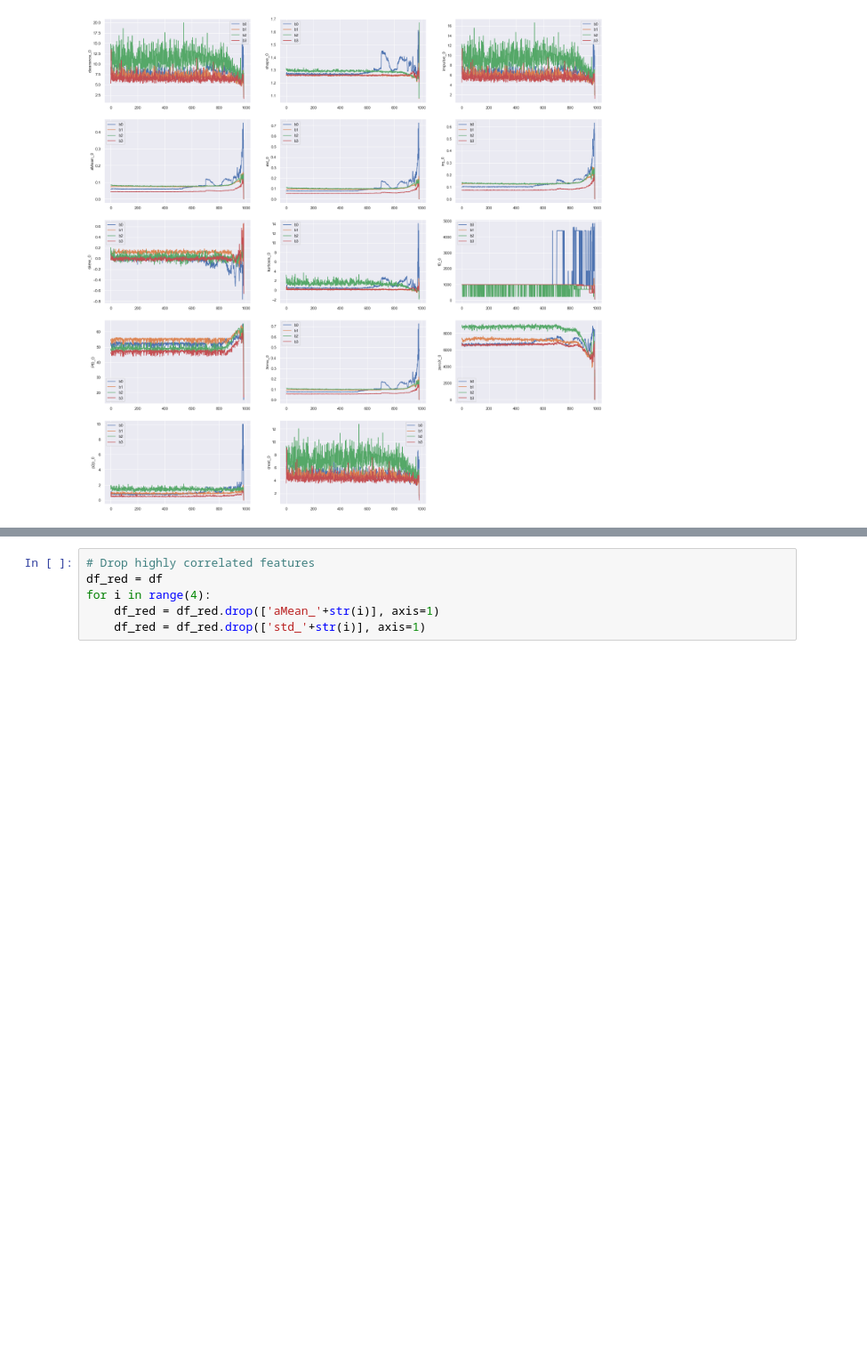
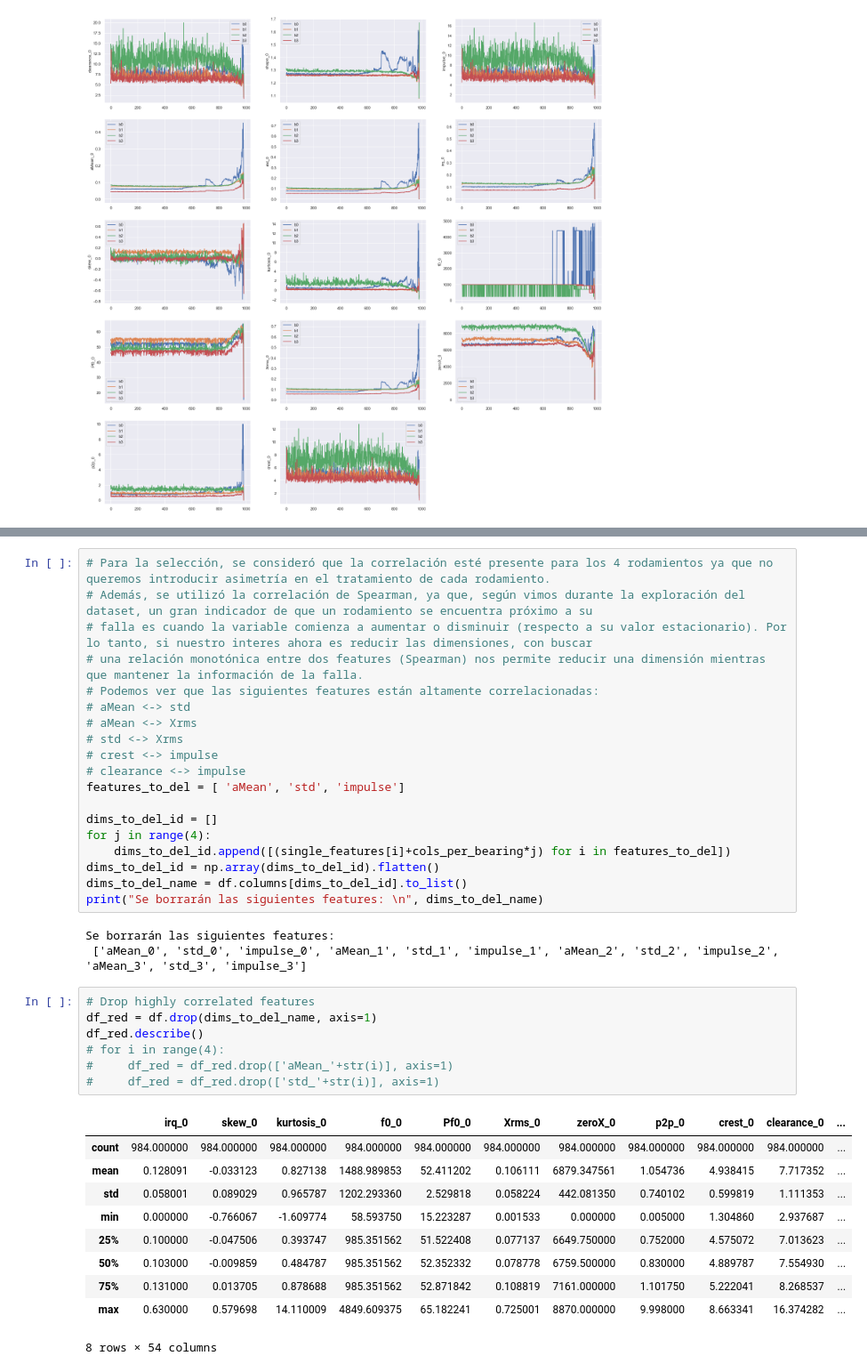
Before and after one commit to mbrito96/CEIA, a Jupyter notebook: X4_AnDatos/TP Integrador/02_ExploracionDataset.ipynb, the cells around one changed output, grey strips where cells are left out. Shown at 89% size. Saved outputs shown, nothing was run; the diff lists cells and outputs as text; blank space fills up the shorter version.

```diff
--- a/X4_AnDatos/TP Integrador/02_ExploracionDataset.ipynb
+++ b/X4_AnDatos/TP Integrador/02_ExploracionDataset.ipynb
@@ -181,6 +227,40 @@ Dims to delete for 0.99 threshold:
+# %%
+# Para la selección, se consideró que la correlación esté presente para los 4 rodamientos ya que no queremos introducir asimetría en el tratamiento de cada rodamiento.
+# Además, se utilizó la correlación de Spearman, ya que, según vimos durante la exploración del dataset, un gran indicador de que un rodamiento se encuentra próximo a su
+# falla es cuando la variable comienza a aumentar o disminuir (respecto a su valor estacionario). Por lo tanto, si nuestro interes ahora es reducir las dimensiones, con buscar
+# una relación monotónica entre dos features (Spearman) nos permite reducir una dimensión mientras que mantener la información de la falla.
+# Podemos ver que las siguientes features están altamente correlacionadas:
+# aMean <-> std
+# aMean <-> Xrms
+# std <-> Xrms
+# crest <-> impulse
+# clearance <-> impulse
+features_to_del = [ 'aMean', 'std', 'impulse']
+
+dims_to_del_id = []
+for j in range(4):
+    dims_to_del_id.append([(single_features[i]+cols_per_bearing*j) for i in features_to_del])
+dims_to_del_id = np.array(dims_to_del_id).flatten()
+dims_to_del_name = df.columns[dims_to_del_id].to_list()
+print("Se borrarán las siguientes features: \n", dims_to_del_name)
+# %% [output]
+Se borrarán las siguientes features:
+ ['aMean_0', 'std_0', 'impulse_0', 'aMean_1', 'std_1', 'impulse_1', 'aMean_2', 'std_2', 'impulse_2', 'aMean_3', 'std_3', 'impulse_3']
 # %%
 # Drop highly correlated features
-df_red = df
-for i in range(4):
-    df_red = df_red.drop(['aMean_'+str(i)], axis=1)
-    df_red = df_red.drop(['std_'+str(i)], axis=1)
+df_red = df.drop(dims_to_del_name, axis=1)
+df_red.describe()
+# for i in range(4):
+#     df_red = df_red.drop(['aMean_'+str(i)], axis=1)
+#     df_red = df_red.drop(['std_'+str(i)], axis=1)
+# %% [output]
+|  | irq_0 | skew_0 | kurtosis_0 | f0_0 | Pf0_0 | Xrms_0 | zeroX_0 | p2p_0 | crest_0 | clearance_0 | ... |
+| count | 984.000000 | 984.000000 | 984.000000 | 984.000000 | 984.000000 | 984.000000 | 984.000000 | 984.000000 | 984.000000 | 984.000000 | ... |
+| mean | 0.128091 | -0.033123 | 0.827138 | 1488.989853 | 52.411202 | 0.106111 | 6879.347561 | 1.054736 | 4.938415 | 7.717352 | ... |
+| std | 0.058001 | 0.089029 | 0.965787 | 1202.293360 | 2.529818 | 0.058224 | 442.081350 | 0.740102 | 0.599819 | 1.111353 | ... |
+| min | 0.000000 | -0.766067 | -1.609774 | 58.593750 | 15.223287 | 0.001533 | 0.000000 | 0.005000 | 1.304860 | 2.937687 | ... |
+| 25% | 0.100000 | -0.047506 | 0.393747 | 985.351562 | 51.522408 | 0.077137 | 6649.750000 | 0.752000 | 4.575072 | 7.013623 | ... |
+| 50% | 0.103000 | -0.009859 | 0.484787 | 985.351562 | 52.352332 | 0.078778 | 6759.500000 | 0.830000 | 4.889787 | 7.554930 | ... |
+| 75% | 0.131000 | 0.013705 | 0.878688 | 985.351562 | 52.871842 | 0.108819 | 7161.000000 | 1.101750 | 5.222041 | 8.268537 | ... |
+| max | 0.630000 | 0.579698 | 14.110009 | 4849.609375 | 65.182241 | 0.725001 | 8870.000000 | 9.998000 | 8.663341 | 16.374282 | ... |
+8 rows × 54 columns
```
Also changed, not shown: parts of 8 cells of this notebook, 2 other files.
